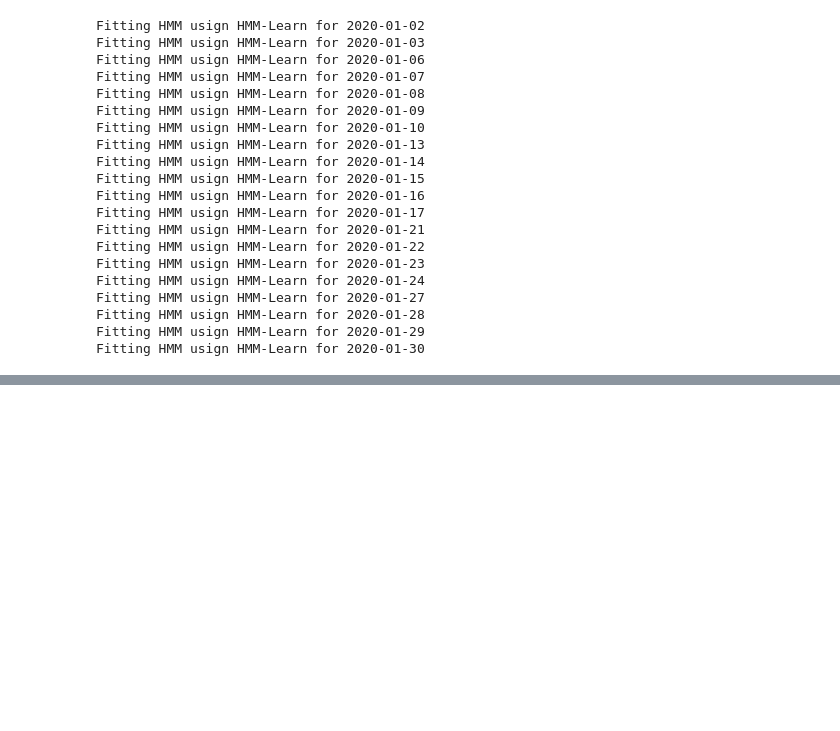
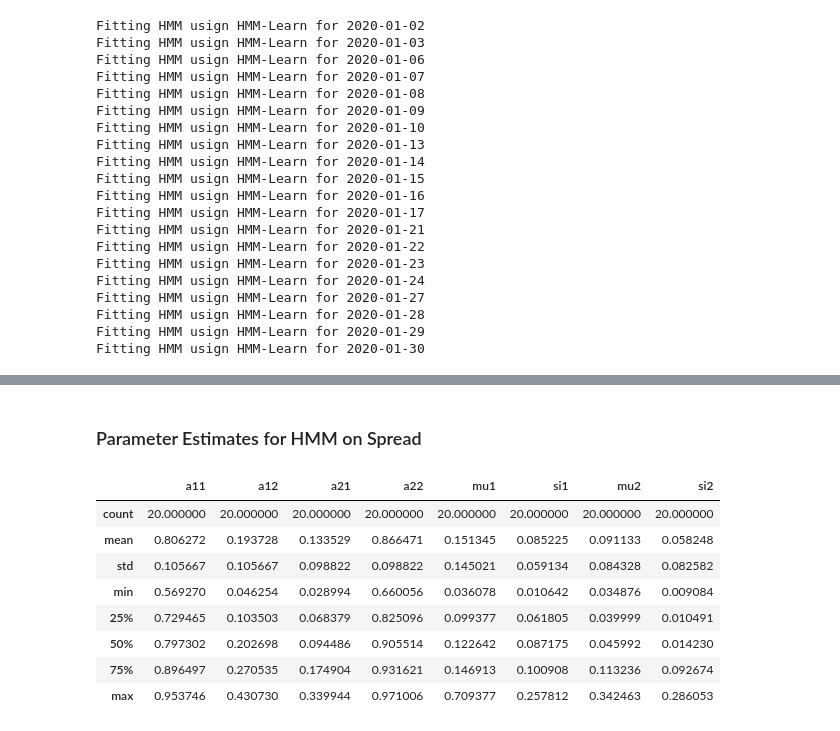
Before and after one commit to jasonbohne123/HMM_LOB_Inference, a Jupyter notebook: daily_hmm_fit.ipynb, the cells around one changed output, grey strips where cells are left out. Saved outputs shown, nothing was run; the diff lists cells and outputs as text; code cells hidden in the pictures; blank space fills up the shorter version.

```diff
--- a/daily_hmm_fit.ipynb
+++ b/daily_hmm_fit.ipynb
@@ -110,7 +166,7 @@ def fit_hmm(method):
 # %% [markdown]
 ### PSG
 # %%
-psg_spread_df=fit_hmm(method=1)
+psg_df=fit_hmm(method=1)
 # %% [output]
 OK. Problem Imported
 
@@ -198,0 +244,14 @@ spread_df.describe()
+# %% [markdown]
+### Parameter Estimates for HMM on Spread
+# %%
+psg_df['spread'].describe()
+# %% [output]
+|  | a11 | a12 | a21 | a22 | mu1 | si1 | mu2 | si2 |
+| count | 20.000000 | 20.000000 | 20.000000 | 20.000000 | 20.000000 | 20.000000 | 20.000000 | 20.000000 |
+| mean | 0.806272 | 0.193728 | 0.133529 | 0.866471 | 0.151345 | 0.085225 | 0.091133 | 0.058248 |
+| std | 0.105667 | 0.105667 | 0.098822 | 0.098822 | 0.145021 | 0.059134 | 0.084328 | 0.082582 |
+| min | 0.569270 | 0.046254 | 0.028994 | 0.660056 | 0.036078 | 0.010642 | 0.034876 | 0.009084 |
+| 25% | 0.729465 | 0.103503 | 0.068379 | 0.825096 | 0.099377 | 0.061805 | 0.039999 | 0.010491 |
+| 50% | 0.797302 | 0.202698 | 0.094486 | 0.905514 | 0.122642 | 0.087175 | 0.045992 | 0.014230 |
+| 75% | 0.896497 | 0.270535 | 0.174904 | 0.931621 | 0.146913 | 0.100908 | 0.113236 | 0.092674 |
+| max | 0.953746 | 0.430730 | 0.339944 | 0.971006 | 0.709377 | 0.257812 | 0.342463 | 0.286053 |
```
Also changed, not shown: parts of 20 cells of this notebook, 9 other files.
